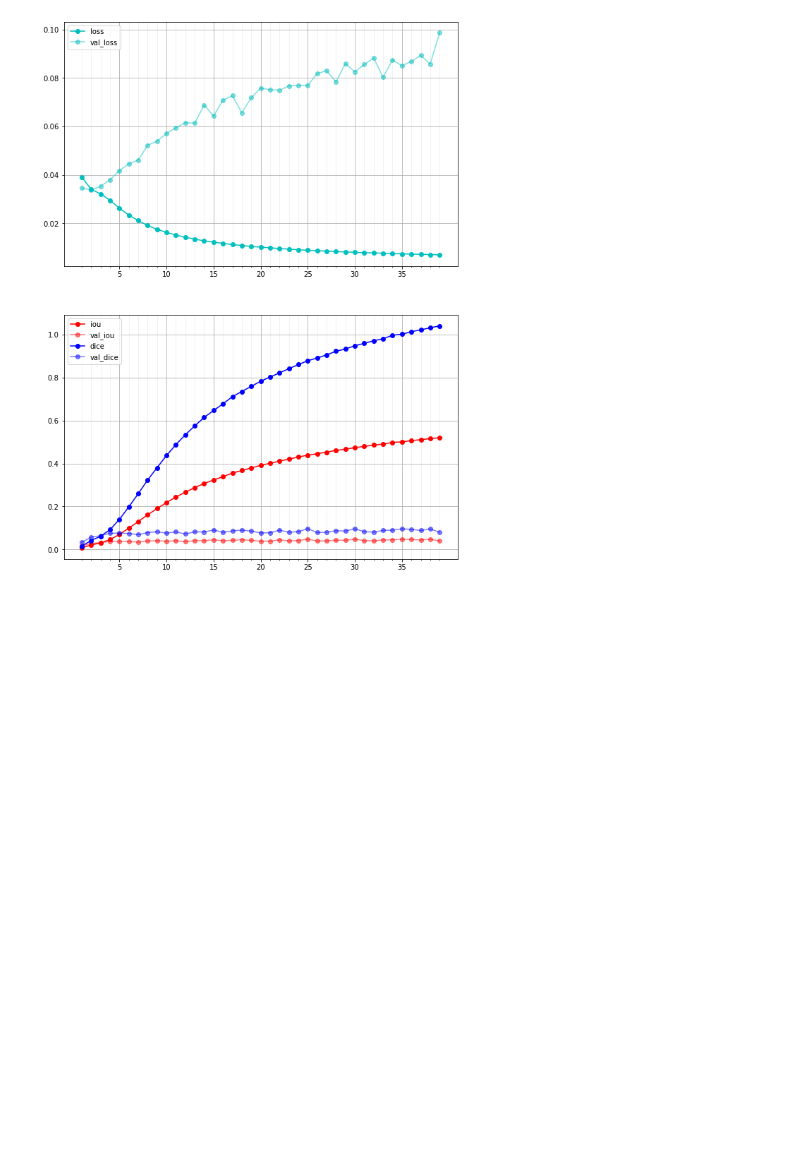
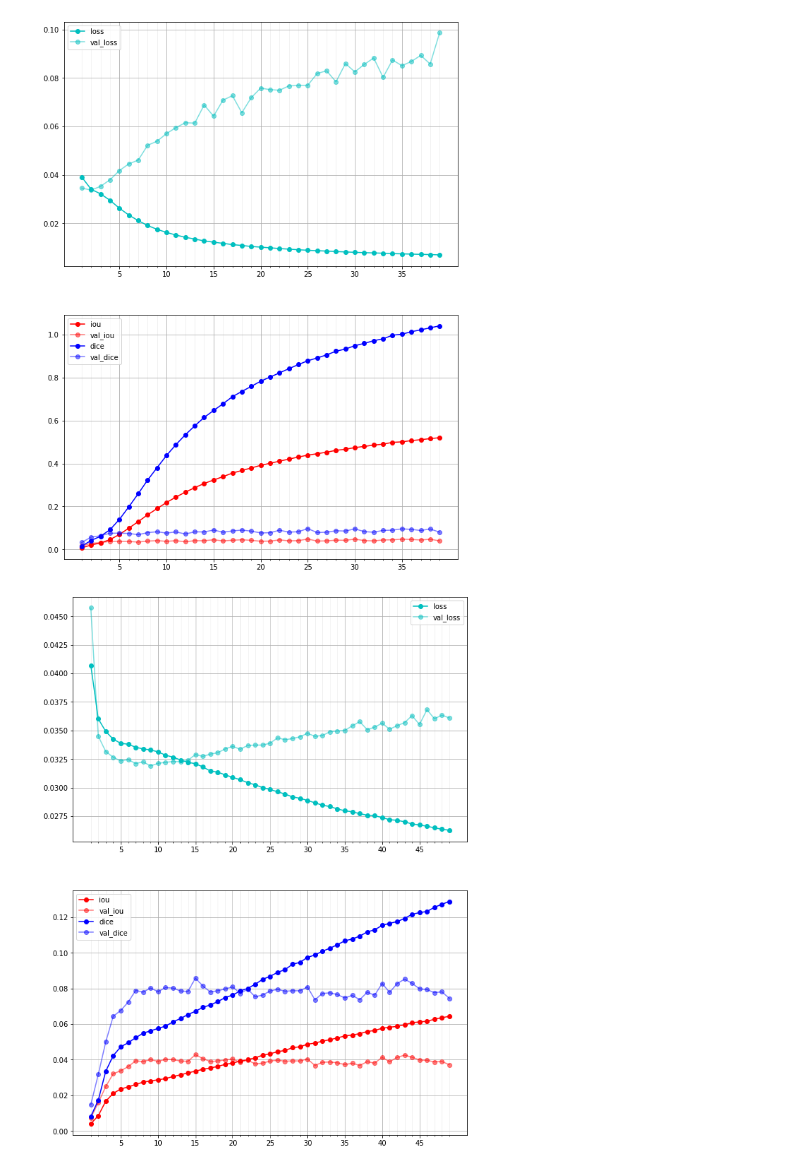
Before and after one commit to rt2122/data-segmentation-2, a Jupyter notebook: modifications_for_model/plot_hist.ipynb, the cells around one changed output. Cells and saved outputs as stored; diff of their text form; code cells hidden in the pictures; blank space fills up the shorter version.

```diff
--- a/modifications_for_model/plot_hist.ipynb
+++ b/modifications_for_model/plot_hist.ipynb
@@ -62,3 +62,7 @@ plot_history('/home/rt2122/Models/act_ros_drop0.4/act_ros_drop0.4.ep1-40.history
 plot_history('/home/rt2122/Models/act_ros_norm/act_ros_norm.ep1-40.history')
 # %% [output]
 [figure]
+# %%
+plot_history('/home/rt2122/Models/act_ros_rot0.1/act_ros_rot_drop0.1.ep1-40.history')
+# %% [output]
+[figure, added]
```
Also changed, not shown: 3 other files.
